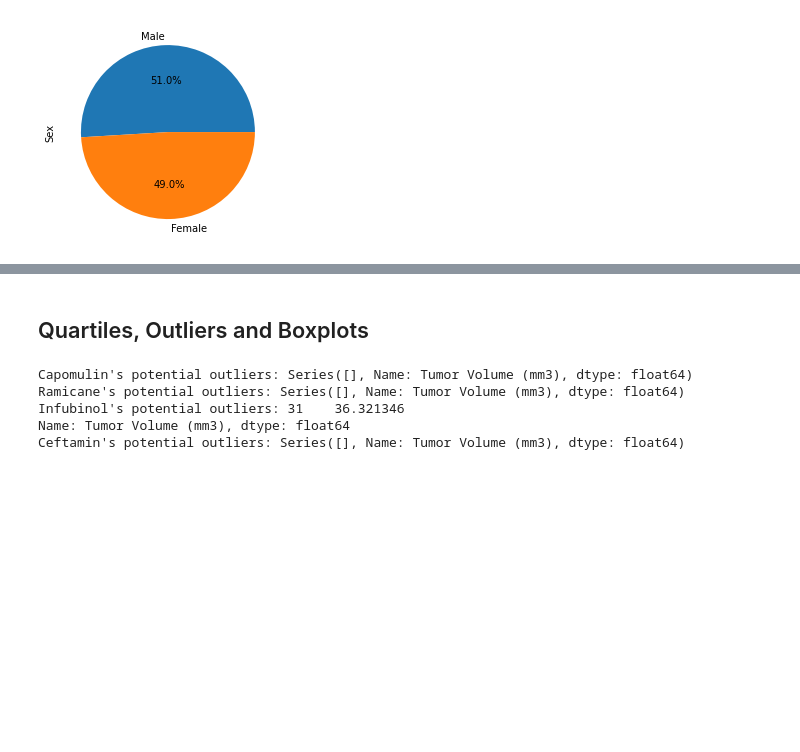
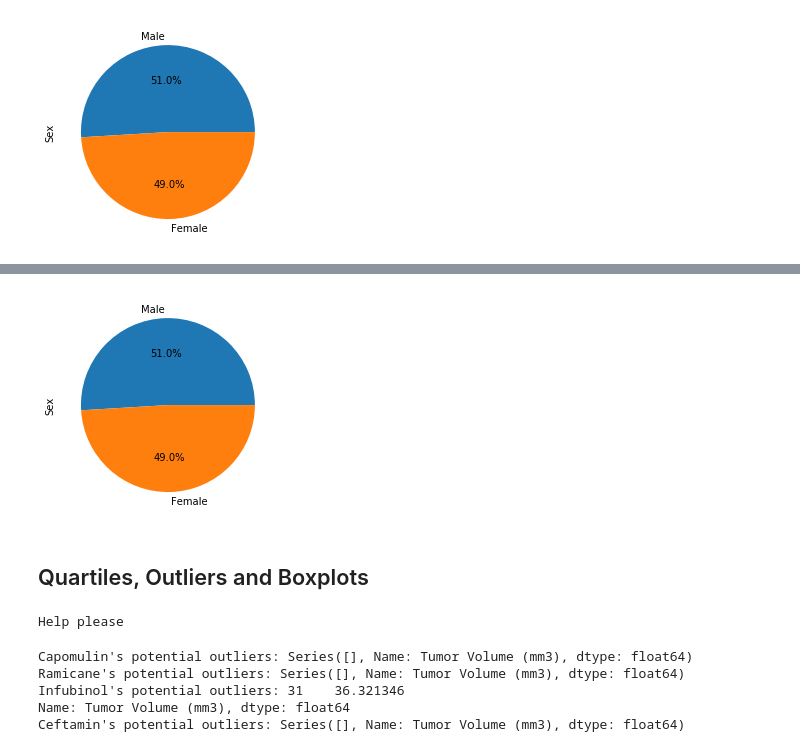
Before and after one commit to meaganmb/matplotlib-challenge, a Jupyter notebook: pymaceuticals_starter.ipynb, the cells around one changed output, grey strips where cells are left out. Saved outputs shown, nothing was run; the diff lists cells and outputs as text; code cells hidden in the pictures; blank space fills up the shorter version.

```diff
--- a/pymaceuticals_starter.ipynb
+++ b/pymaceuticals_starter.ipynb
@@ -169,3 +196,20 @@ without_duplicate_df.groupby("Drug Regimen").agg({"Tumor Volume (mm3)" : ['mean'
+# %%
+# Generate a pie plot showing the distribution of female versus male mice using pyplot
+# Setting pie chart data and labels
+gender_info = without_duplicate_df["Sex"].value_counts()
+labels = gender_info.index.values
+gender = gender_info.values
+
+# Using matplotlib
+plt.pie(gender, labels = labels, autopct="%1.1f%%")
+
+# Set labels
+plt.ylabel("Sex")
+
+# Show the graph
+plt.show()
+# %% [output]
+[figure, added]
 # %% [markdown]
 ## Quartiles, Outliers and Boxplots
 # %%
@@ -173,5 +217,13 @@ without_duplicate_df.groupby("Drug Regimen").agg({"Tumor Volume (mm3)" : ['mean'
 # Capomulin, Ramicane, Infubinol, and Ceftamin
 
 # Start by getting the last (greatest) timepoint for each mouse
-
+tumor_max = without_duplicate_df.groupby(["Mouse ID", "Timepoint"])
+# tumor_max.head()
 # Merge this group df with the original dataframe to get the tumor volume at the last timepoint
+try:
+    new_df = tumor_max.merge(without_duplicate_df,how = "left", on = ["Mouse ID", "Timepoint"])
+    new_df
+except AttributeError:
+    print("Help please")
+# %% [output]
+Help please
```
Also changed, not shown: parts of 7 cells of this notebook.
